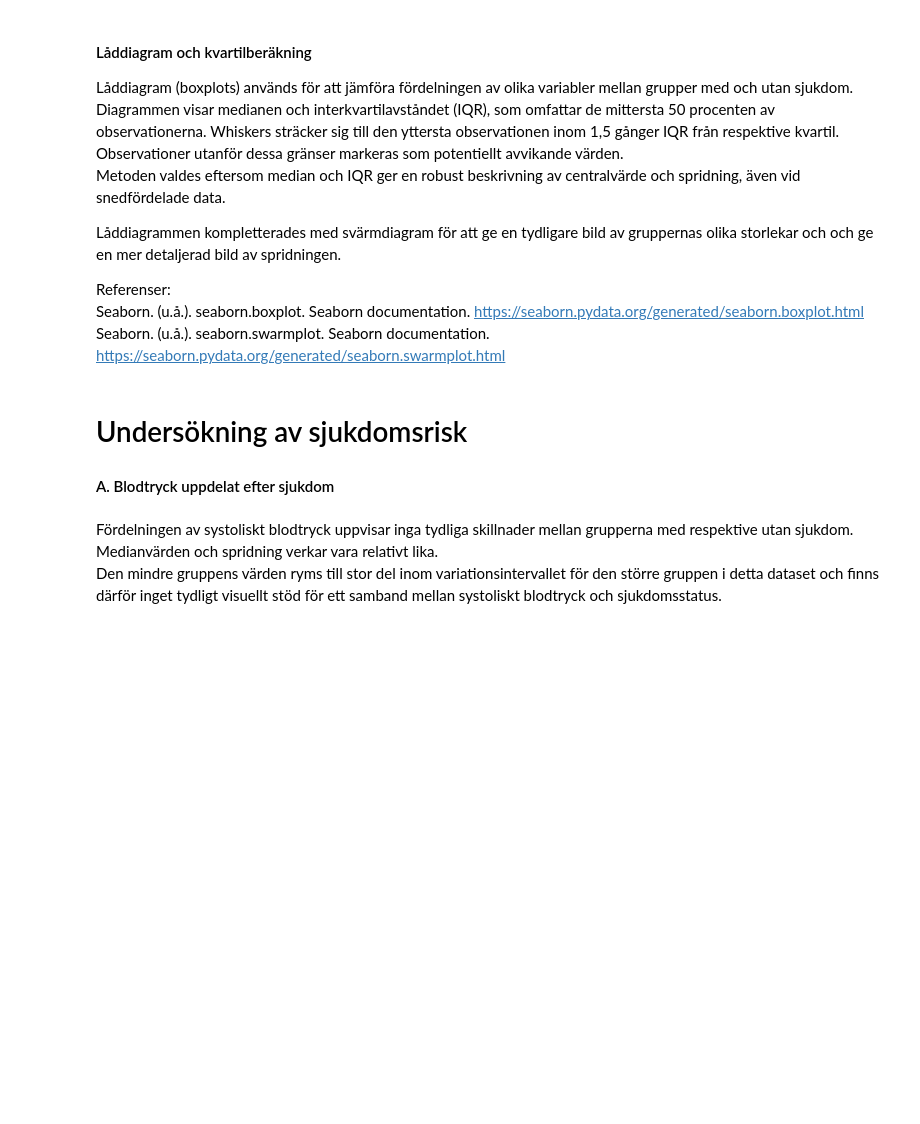
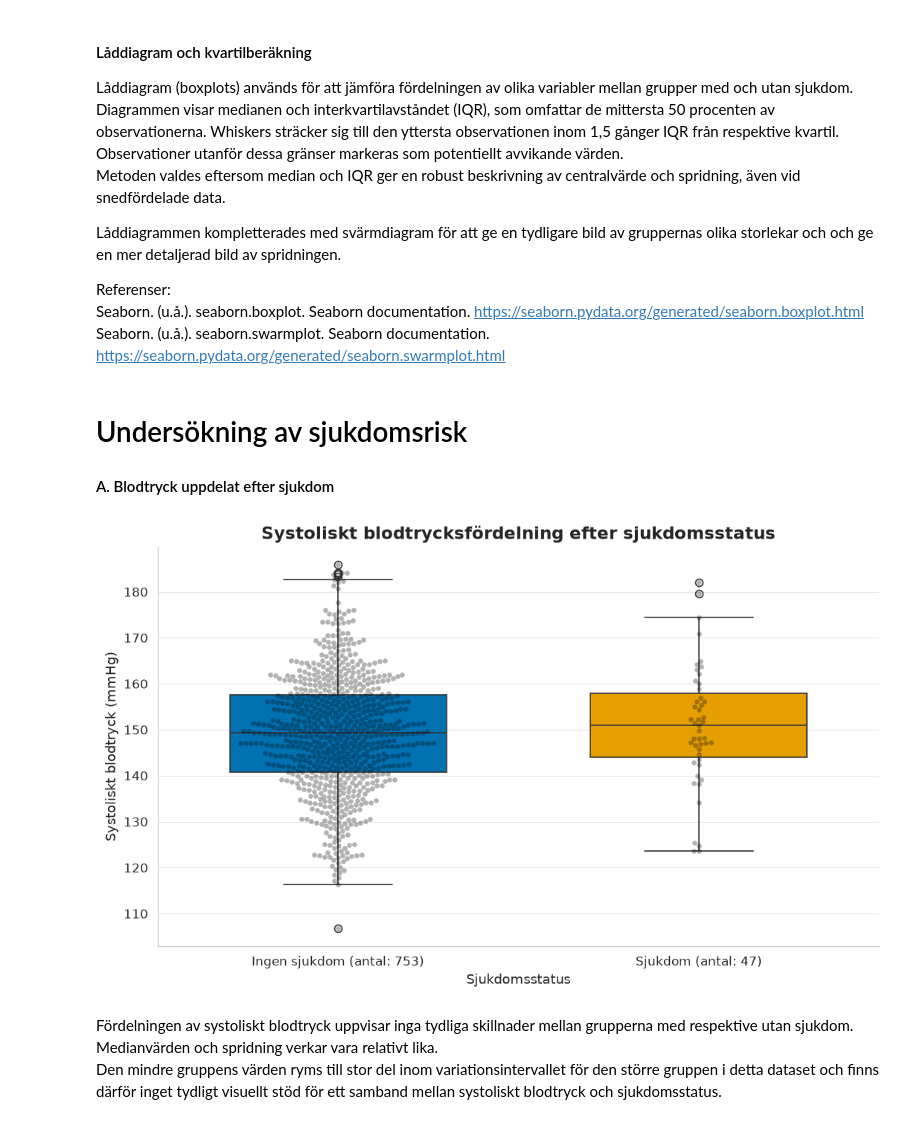
Before and after one commit to Hakan-Fridlund/PYSTDA45-assignment_health_study, a Jupyter notebook: notebooks/health_study_part2.ipynb, the cells around one changed output. Cells and saved outputs as stored; diff of their text form; code cells hidden in the pictures; blank space fills up the shorter version.

```diff
--- a/notebooks/health_study_part2.ipynb
+++ b/notebooks/health_study_part2.ipynb
@@ -202,19 +202,9 @@ Seaborn. (u.å.). seaborn.swarmplot. Seaborn documentation. https://seaborn.pyda
 # Undersökning av sjukdomsrisk
 #### A. Blodtryck uppdelat efter sjukdom
 # %%
-disease_counts = df['disease'].value_counts()
-labels = {0: f'Ingen sjukdom (antal: {disease_counts.get(0, 0)})',
-        1: f'Sjukdom (antal: {disease_counts.get(1, 0)})'}
-
-fig, ax = plt.subplots(figsize=(9, 6))
-sns.boxplot(data=df, x='disease',y='systolic_bp',hue='disease',palette=viz.okabe_ito[:2],legend=False, ax=ax, width=0.6, saturation=1)
-sns.swarmplot(data=df,x='disease',y='systolic_bp',color=viz.okabe_ito[7],alpha=0.3,size=4,ax=ax)
-plt.title('Systoliskt blodtrycksfördelning efter sjukdomsstatus')
-plt.xlabel('Sjukdomsstatus')
-plt.ylabel('Systoliskt blodtryck (mmHg)')
-plt.xticks([0, 1], [labels[0], labels[1]])
-plt.tight_layout()
-plt.show()
+analyzer.plot_bp_by_disease();
+# %% [output]
+[figure, added]
 # %% [markdown]
 Fördelningen av systoliskt blodtryck uppvisar inga tydliga skillnader mellan grupperna med respektive utan sjukdom.
 Medianvärden och spridning verkar vara relativt lika.
```
Also changed, not shown: parts of 4 cells of this notebook, 2 other files.
